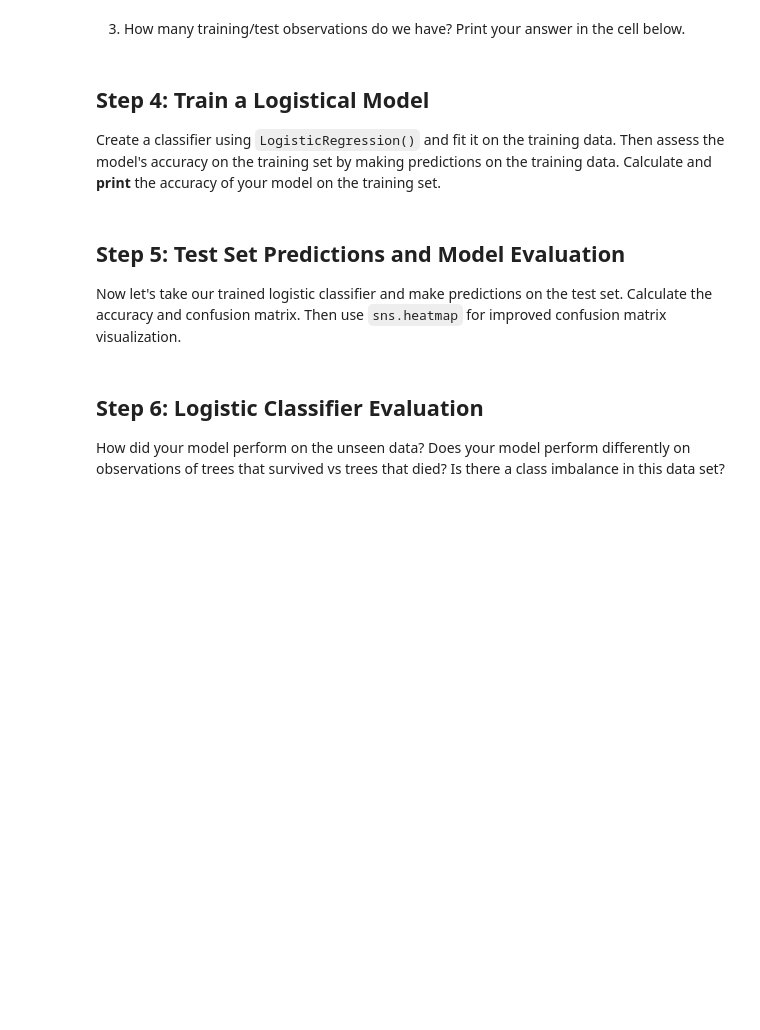
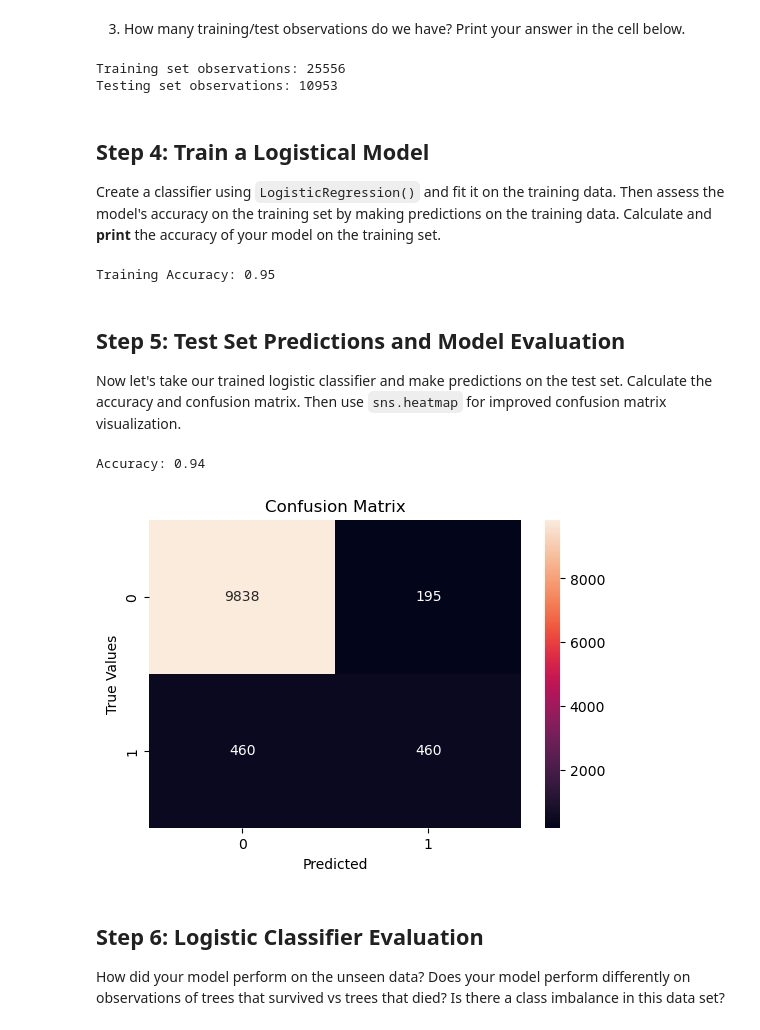
Before and after one commit to tommats00/EDS232-labs, a Jupyter notebook: Week3/lab3-wildfire.ipynb, the cells around one changed output. Cells and saved outputs as stored; diff of their text form; code cells hidden in the pictures; blank space fills up the shorter version.

Commit message:
working on confusion matrix

```diff
--- a/Week3/lab3-wildfire.ipynb
+++ b/Week3/lab3-wildfire.ipynb
@@ -109,7 +96,3 @@ CR_pre           float64
 yr1status        float64
 CR_post          float64
 dtype: object
-# %%
-# Change CR_pre column to numeric
-trees_dat['CR_pre'] = trees_dat['CR_pre'].fillna(0)
-trees_dat['CR_pre']
@@ -124,28 +117,65 @@ IntCastingNaNError: Cannot convert non-finite values (NA or inf) to integer
 3. How many training/test observations do we have? Print your answer in the cell below.
 # %%
 ...
-
 # Verify the training and testing set size
-print("Training set observations:", )
-print("Testing set observations:",)
+print("Training set observations:", X_train_scaled.shape[0])
+print("Testing set observations:", X_test_scaled.shape[0])
+# %% [output]
+Training set observations: 25556
+Testing set observations: 10953
 # %% [markdown]
 ## Step 4: Train a Logistical Model
 Create a classifier using `LogisticRegression()` and fit it on the training data.  Then assess the model's accuracy on the training set by making predictions on the training data.  Calculate and **print** the accuracy of your model on the training set.
 # %%
-...
-print(f"Training Accuracy: ")
+# Create logistic regression classifier
+model = LogisticRegression()
+
+# Fit model onto training data
+model.fit(X_train_scaled, y_train)
+
+# Make predictions on training data
+y_train_pred = model.predict(X_train_scaled)
+
+# Calculate training accuracy
+accuracy_train = accuracy_score(y_train, y_train_pred)
+
+# Print training accuracy
+print(f"Training Accuracy: {accuracy_train:.2f}")
+# %% [output]
+Training Accuracy: 0.95
 # %% [markdown]
 ## Step 5: Test Set Predictions and Model Evaluation
 Now let's take our trained logistic classifier and make predictions on the test set. Calculate the accuracy and confusion matrix. Then use `sns.heatmap` for improved confusion matrix visualization.
 # %%
 ...
+# Make predictions on test data
+y_test_pred = model.predict(X_test_scaled)
+
+# Calculate test accuracy
+accuracy_test = accuracy_score(y_test, y_test_pred)
 
 # Print evaluation metrics
-print(f"Accuracy: ")
+print(f"Accuracy: {accuracy_test:.2f}")
 
+# Extract probabilities of distribution for confusion matrix
+y_probs = model.predict_proba(X_test_scaled)[:, 1]
 
-#Plot confusion matrix
-...
+# Compute ROC curve
+fpr, tpr, thresholds = roc_curve(y_test, y_probs)
+
+# Make Confusion Matrix
+cm = confusion_matrix(y_test, y_test_pred)
+
+# Plot Confusion Matrix
+plt.figure(figsize = (6, 4))
+sns.heatmap(cm, annot=True, fmt = 'd').plot(cmap="Blues", ax=plt.gca())
+plt.xlabel('Predicted')
+plt.ylabel('True Values')
+plt.title('Confusion Matrix')
+plt.show()
+# %% [output]
+Accuracy: 0.94
+[figure, added]
 # %% [markdown]
 ## Step 6: Logistic Classifier Evaluation
 How did your model perform on the unseen data?
```
Also changed, not shown: parts of 6 cells of this notebook.
